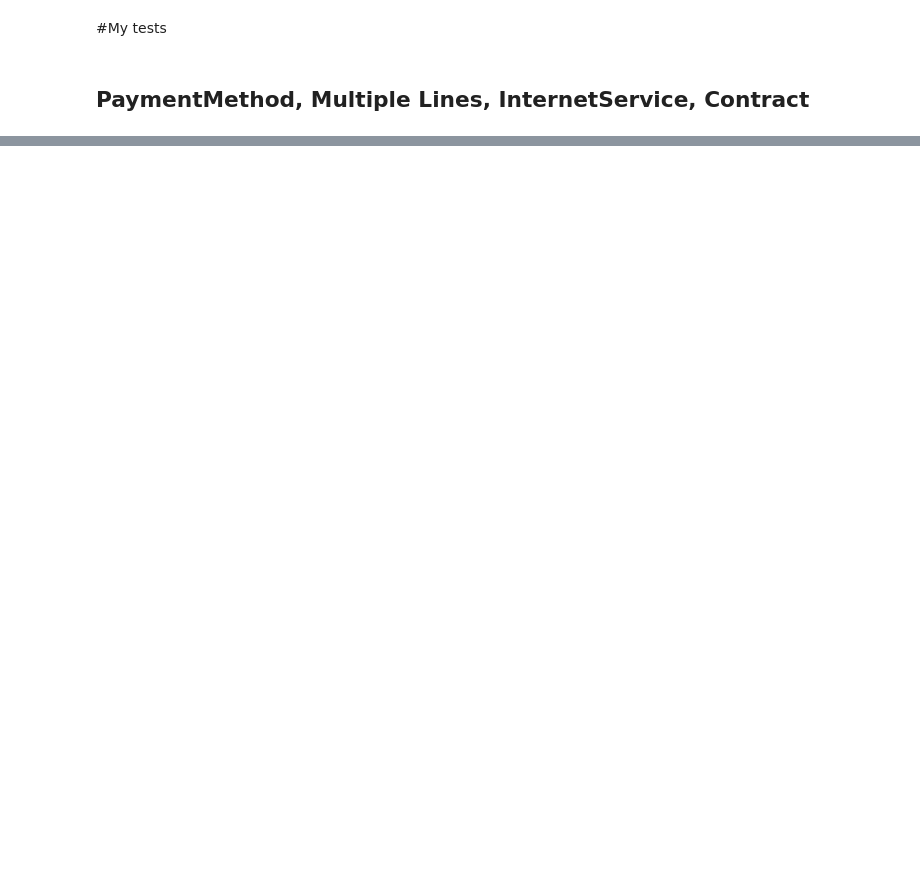
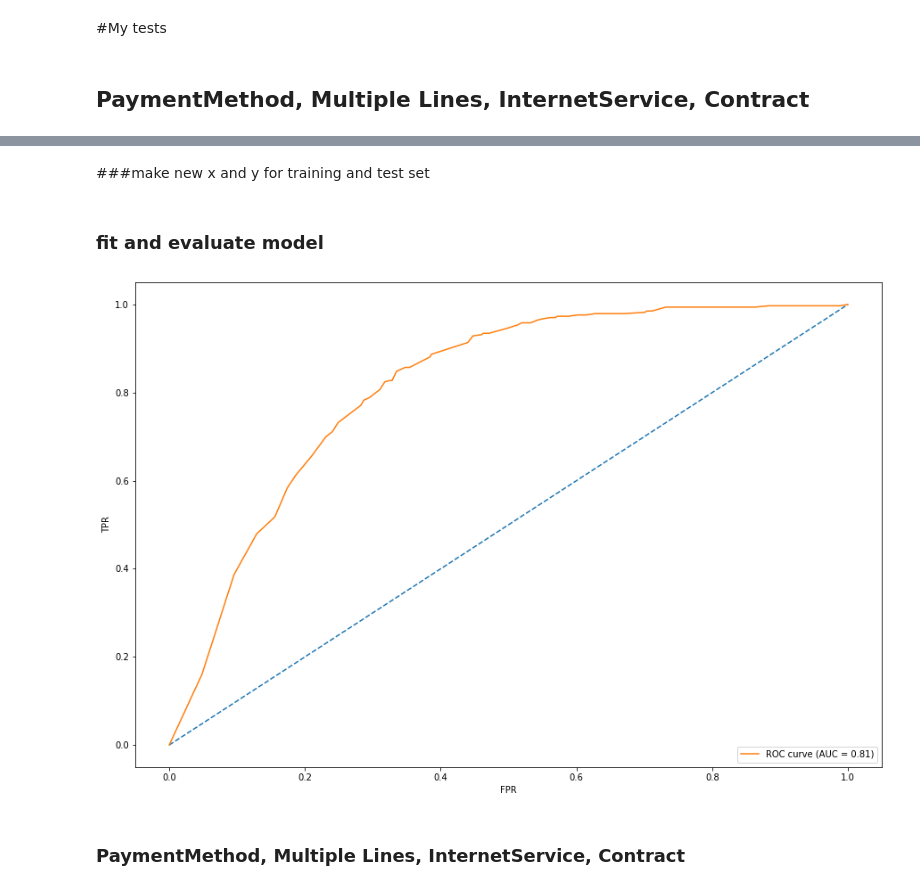
Before and after one commit to anjaleeDS/MLCS68, a Jupyter notebook: 01hwTelco_churn_prediction.ipynb, the cells around one changed output, grey strips where cells are left out. Cells and saved outputs as stored; diff of their text form; code cells hidden in the pictures; blank space fills up the shorter version.

```diff
--- a/01hwTelco_churn_prediction.ipynb
+++ b/01hwTelco_churn_prediction.ipynb
@@ -111,0 +108,3 @@ plt.show()
+# %%
+X2 = telco_data[['PaymentMethod', 'MultipleLines', 'InternetService', 'Contract']] # Creating a smaller subset of features
+X2.info()
@@ -111,0 +125,4 @@ plt.show()
+# %%
+#dummify
+dum_X2 = pd.get_dummies(data=X2, drop_first=True)
+dum_X2
@@ -112,3 +143,39 @@ plt.show()
+# %% [markdown]
+###make new x and y for training and test set
+# %%
+X2_train, X2_test, y_train, y_test = train_test_split(dum_X2, y, test_size = 0.25)
+# %% [markdown]
+### fit and evaluate model
+# %%
+# fit a model
+clf = LogisticRegression(penalty='l2').fit(X2_train, y_train)
+# predict probabilities
+predictions = clf.predict_proba(X2_test)[:, 1]
+# %%
+# evaluate
+
+# calculate scores
+auc = roc_auc_score(y_test, predictions)
+
+# calculate roc curves
+fpr, tpr, _ = roc_curve(y_test, predictions)
+
+plt.figure(figsize=(15, 10))
+# plot horizontal line
+plt.plot([0, 1], [0, 1], linestyle='--')
+# plot the roc curve for the model
+plt.plot(fpr, tpr, label='ROC curve (AUC = %0.2f)' % auc)
+# axis labels
+plt.xlabel('FPR')
+plt.ylabel('TPR')
+# show the legend
+plt.legend(loc='lower right')
+# show the plot
+plt.show()
+# %% [output]
+[figure, added]
+# %% [markdown]
+### PaymentMethod, Multiple Lines, InternetService, Contract
 # %%
 # copy telco_data for safety
 master_telco_data = telco_data
```
Also changed, not shown: parts of 18 cells of this notebook.
